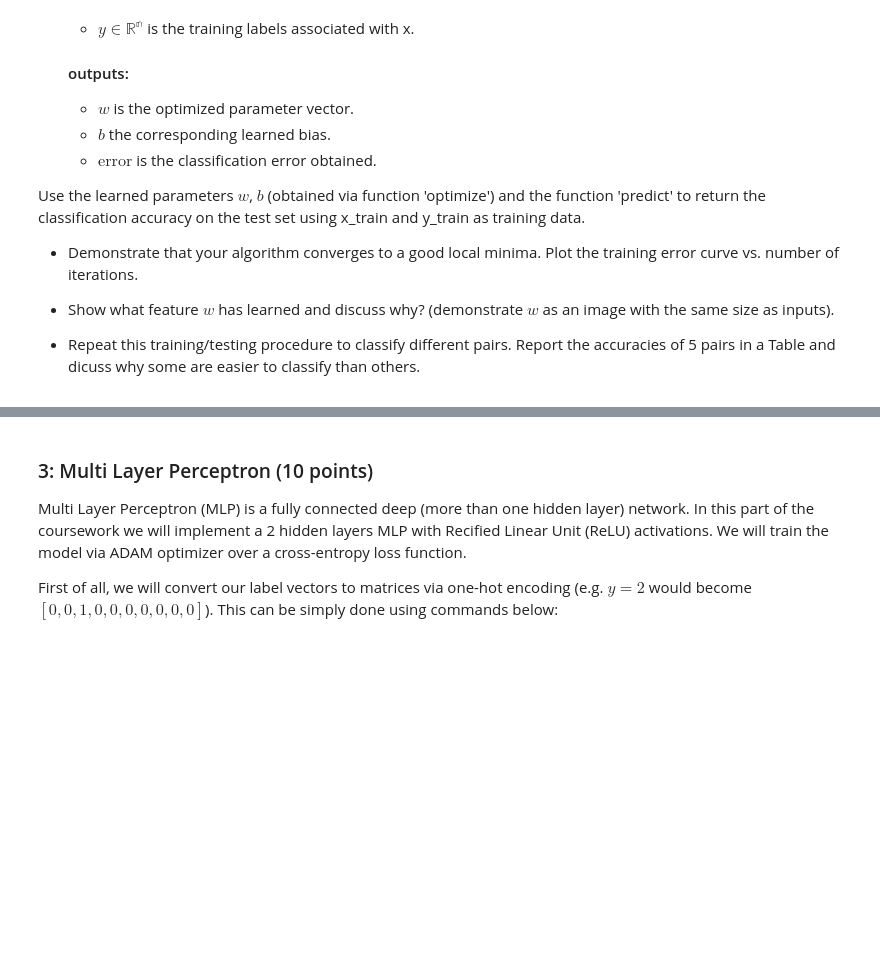
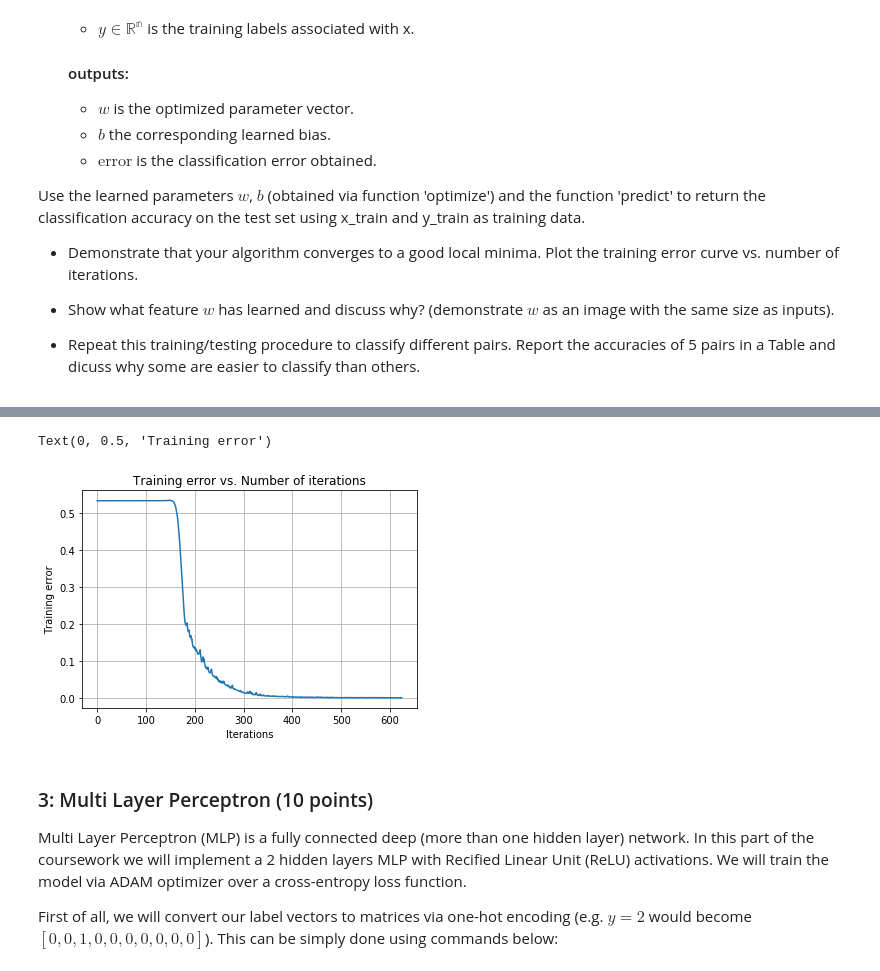
Before and after one commit to MilkyLatte/C3PONets, a Jupyter notebook: CW2_DL.ipynb, the cells around one changed output, grey strips where cells are left out. Cells and saved outputs as stored; diff of their text form; code cells hidden in the pictures; blank space fills up the shorter version.

```diff
--- a/CW2_DL.ipynb
+++ b/CW2_DL.ipynb
@@ -145,3 +180,12 @@ the_w, the_b, training_error = optimize(binary_x_train, binary_y_train)
+# %%
+plt.plot(hist)
+plt.grid()
+plt.title("Training error vs. Number of iterations")
+plt.xlabel("Iterations")
+plt.ylabel("Training error")
+# %% [output]
+Text(0, 0.5, 'Training error')
+[figure, added]
 # %% [markdown]
 ### 3: Multi Layer Perceptron (10 points)
 
```
Also changed, not shown: parts of 8 cells of this notebook.
